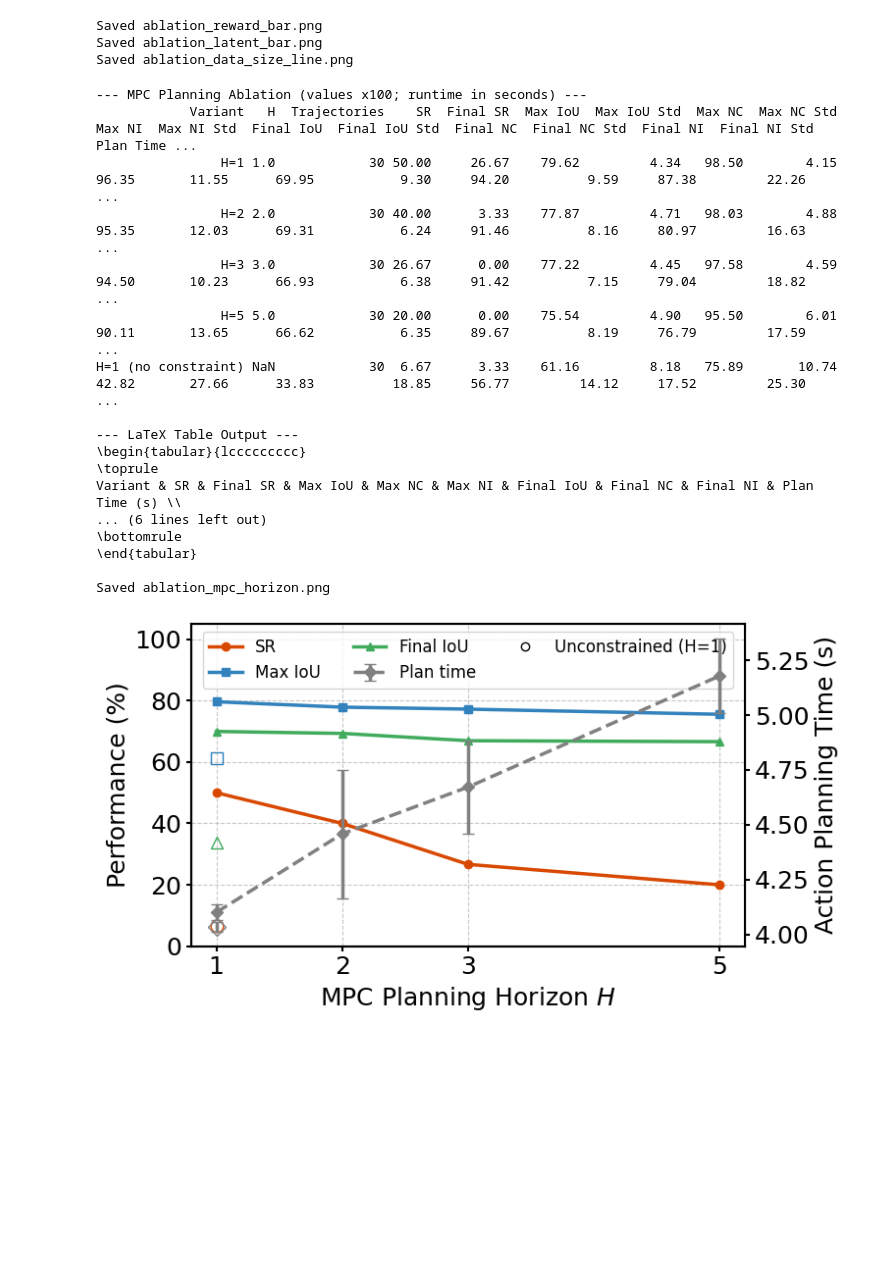
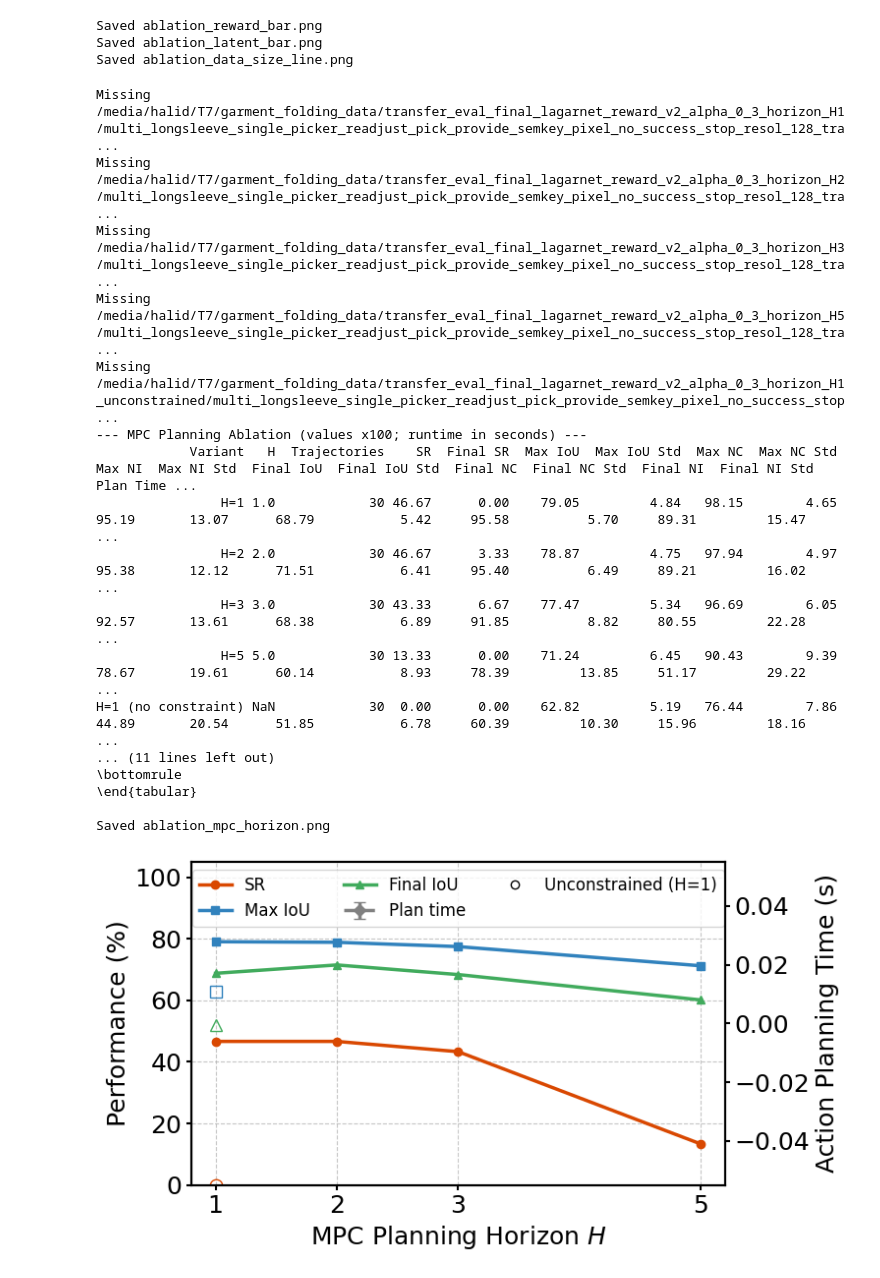
Before and after one commit to halid1020/bimanual_garment_folding, a Jupyter notebook: analysis/lagarnet/flattening_comparison_for_lagarnet_new.ipynb, the cells around one changed output. Saved outputs shown, nothing was run; the diff lists cells and outputs as text; code cells hidden in the pictures; blank space fills up the shorter version.

```diff
--- a/analysis/lagarnet/flattening_comparison_for_lagarnet_new.ipynb
+++ b/analysis/lagarnet/flattening_comparison_for_lagarnet_new.ipynb
@@ -1394,7 +1394,7 @@ import matplotlib.pyplot as plt
 
 data_dir = globals().get('data_dir', '/media/halid/T7/garment_folding_data')
 
-HORIZON_EVAL_BASE = 'transfer_eval_final_lagarnet_horizon'
+HORIZON_EVAL_BASE = 'transfer_eval_final_lagarnet_reward_v2_alpha_0_3_horizon'
 HORIZON_ARENA = 'multi_longsleeve_single_picker_readjust_pick_provide_semkey_pixel_no_success_stop_resol_128_train_200'
 # (dir tag, display label, numeric horizon for the plot or None to exclude)
 VARIANTS = [
@@ -1499,42 +1499,42 @@ else:
             ax1.plot(1, unc_row['Max IoU'], marker='s', color='#3182bd', markerfacecolor='none', markersize=9, linestyle='None')
             ax1.plot(1, unc_row['Final IoU'], marker='^', color='#41ab5d', markerfacecolor='none', markersize=9, linestyle='None')
 
             ax2.errorbar(1, unc_row['Plan Time (s)'], yerr=unc_row['Plan Time Std'],
                          marker='D', color='gray', markerfacecolor='none', capsize=4, markersize=9, linestyle='None')
 
         # Legend Handling
         lines1, labels1 = ax1.get_legend_handles_labels()
         lines2, labels2 = ax2.get_legend_handles_labels()
 
         # Create a custom legend handle to explain what the empty markers mean
         import matplotlib.lines as mlines
         unc_legend = mlines.Line2D([], [], color='black', marker='o', markerfacecolor='none',
                                    linestyle='None', label='Unconstrained (H=1)')
 
         # Combine all legend items, place at the bottom, outside the plot area
         ax1.legend(lines1 + lines2 + [unc_legend], labels1 + labels2 + ['Unconstrained (H=1)'],
                    loc='upper center', fontsize=12, ncol=3)
 
         plt.tight_layout()
         plt.savefig('ablation_mpc_horizon.png', dpi=300, bbox_inches='tight')
         print('Saved ablation_mpc_horizon.png')
         plt.show()
 # %% [output]
+Missing /media/halid/T7/garment_folding_data/transfer_eval_final_lagarnet_reward_v2_alpha_0_3_horizon_H1/multi_longsleeve_single_picker_readjust_pick_provide_semkey_pixel_no_success_stop_resol_128_tra ...
+Missing /media/halid/T7/garment_folding_data/transfer_eval_final_lagarnet_reward_v2_alpha_0_3_horizon_H2/multi_longsleeve_single_picker_readjust_pick_provide_semkey_pixel_no_success_stop_resol_128_tra ...
+Missing /media/halid/T7/garment_folding_data/transfer_eval_final_lagarnet_reward_v2_alpha_0_3_horizon_H3/multi_longsleeve_single_picker_readjust_pick_provide_semkey_pixel_no_success_stop_resol_128_tra ...
+Missing /media/halid/T7/garment_folding_data/transfer_eval_final_lagarnet_reward_v2_alpha_0_3_horizon_H5/multi_longsleeve_single_picker_readjust_pick_provide_semkey_pixel_no_success_stop_resol_128_tra ...
+Missing /media/halid/T7/garment_folding_data/transfer_eval_final_lagarnet_reward_v2_alpha_0_3_horizon_H1_unconstrained/multi_longsleeve_single_picker_readjust_pick_provide_semkey_pixel_no_success_stop ...
 --- MPC Planning Ablation (values x100; runtime in seconds) ---
             Variant   H  Trajectories    SR  Final SR  Max IoU  Max IoU Std  Max NC  Max NC Std  Max NI  Max NI Std  Final IoU  Final IoU Std  Final NC  Final NC Std  Final NI  Final NI Std  Plan Time ...
-                H=1 1.0            30 50.00     26.67    79.62         4.34   98.50        4.15   96.35       11.55      69.95           9.30     94.20          9.59     87.38         22.26            ...
-                H=2 2.0            30 40.00      3.33    77.87         4.71   98.03        4.88   95.35       12.03      69.31           6.24     91.46          8.16     80.97         16.63            ...
-                H=3 3.0            30 26.67      0.00    77.22         4.45   97.58        4.59   94.50       10.23      66.93           6.38     91.42          7.15     79.04         18.82            ...
-                H=5 5.0            30 20.00      0.00    75.54         4.90   95.50        6.01   90.11       13.65      66.62           6.35     89.67          8.19     76.79         17.59            ...
-H=1 (no constraint) NaN            30  6.67      3.33    61.16         8.18   75.89       10.74   42.82       27.66      33.83          18.85     56.77         14.12     17.52         25.30            ...
-
---- LaTeX Table Output ---
-\begin{tabular}{lccccccccc}
-\toprule
-Variant & SR & Final SR & Max IoU & Max NC & Max NI & Final IoU & Final NC & Final NI & Plan Time (s) \\
-... (6 lines left out)
+                H=1 1.0            30 46.67      0.00    79.05         4.84   98.15        4.65   95.19       13.07      68.79           5.42     95.58          5.70     89.31         15.47            ...
+                H=2 2.0            30 46.67      3.33    78.87         4.75   97.94        4.97   95.38       12.12      71.51           6.41     95.40          6.49     89.21         16.02            ...
+                H=3 3.0            30 43.33      6.67    77.47         5.34   96.69        6.05   92.57       13.61      68.38           6.89     91.85          8.82     80.55         22.28            ...
+                H=5 5.0            30 13.33      0.00    71.24         6.45   90.43        9.39   78.67       19.61      60.14           8.93     78.39         13.85     51.17         29.22            ...
+H=1 (no constraint) NaN            30  0.00      0.00    62.82         5.19   76.44        7.86   44.89       20.54      51.85           6.78     60.39         10.30     15.96         18.16            ...
+... (11 lines left out)
 \bottomrule
 \end{tabular}
 
 Saved ablation_mpc_horizon.png
-[figure, old version]
+[figure, new version]
```
Also changed, not shown: 23 other files.
